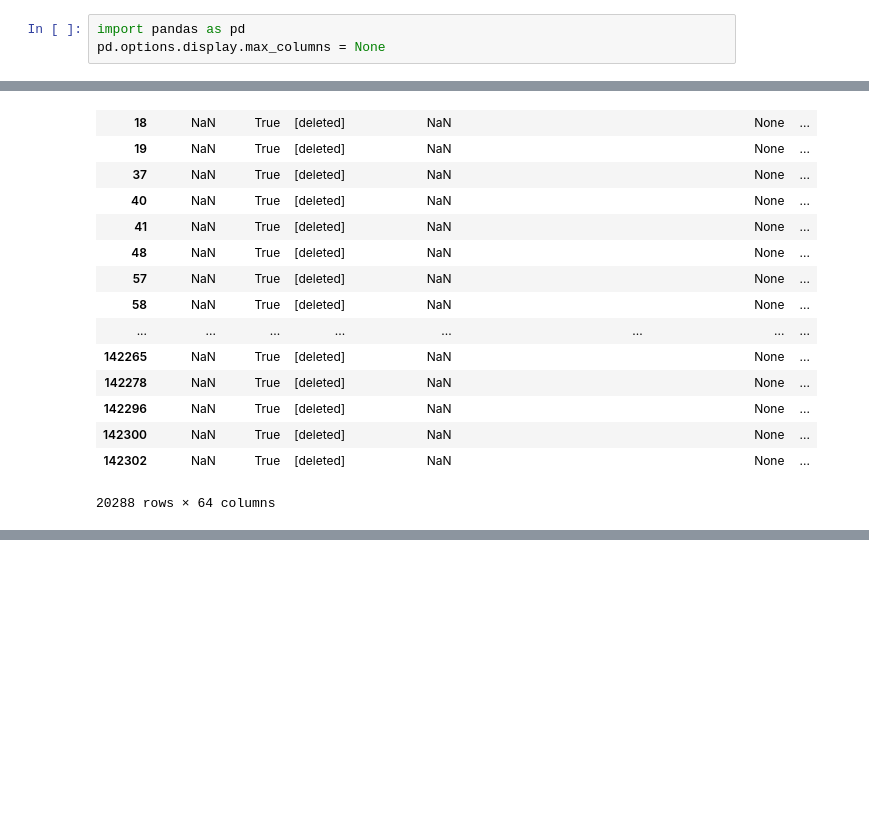
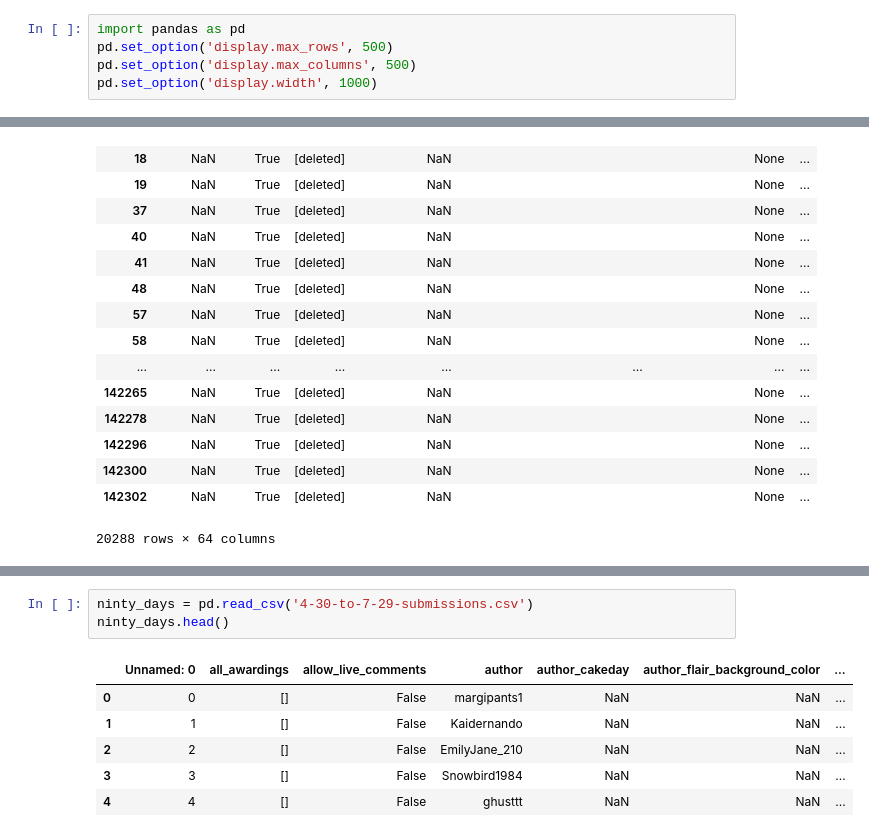
Before and after one commit to sub-stats/ds, a Jupyter notebook: data-exploration.ipynb, the cells around one changed output, grey strips where cells are left out. Drawn from its saved outputs; the diff is of its cells as text; blank space fills up the shorter version.

```diff
--- a/data-exploration.ipynb
+++ b/data-exploration.ipynb
@@ -1,6 +1,8 @@
 # %%
 import pandas as pd
-pd.options.display.max_columns = None
+pd.set_option('display.max_rows', 500)
+pd.set_option('display.max_columns', 500)
+pd.set_option('display.width', 1000)
 # %%
 comments_2008_01 = pd.read_json('RC_2008-01.json')
 # %%
@@ -37,0 +47,10 @@ submissions_2008_01[submissions_2008_01['selftext'] != '']
+# %%
+ninty_days = pd.read_csv('4-30-to-7-29-submissions.csv')
+ninty_days.head()
+# %% [output]
+|  | Unnamed: 0 | all_awardings | allow_live_comments | author | author_cakeday | author_flair_background_color | ... |
+| 0 | 0 | [] | False | margipants1 | NaN | NaN | ... |
+| 1 | 1 | [] | False | Kaidernando | NaN | NaN | ... |
+| 2 | 2 | [] | False | EmilyJane_210 | NaN | NaN | ... |
+| 3 | 3 | [] | False | Snowbird1984 | NaN | NaN | ... |
+| 4 | 4 | [] | False | ghusttt | NaN | NaN | ... |
```
Also changed, not shown: parts of 3 cells of this notebook, 5 other files.
